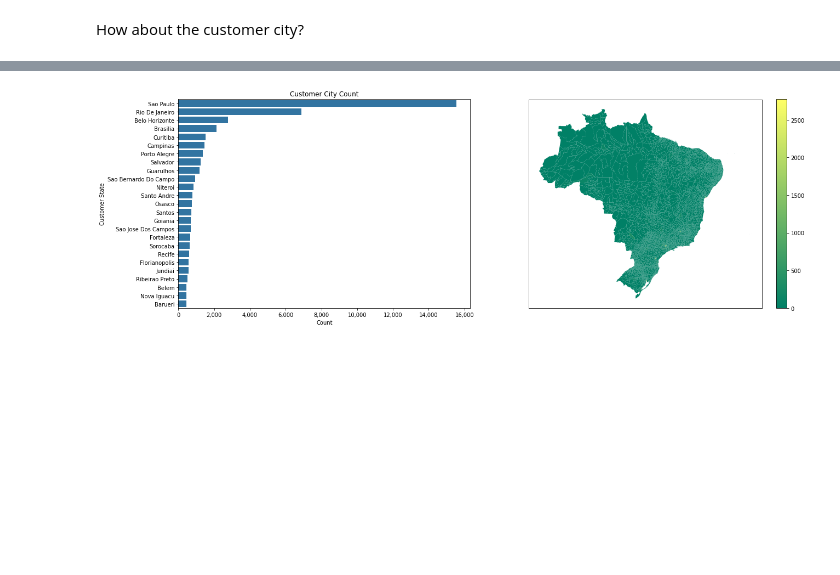
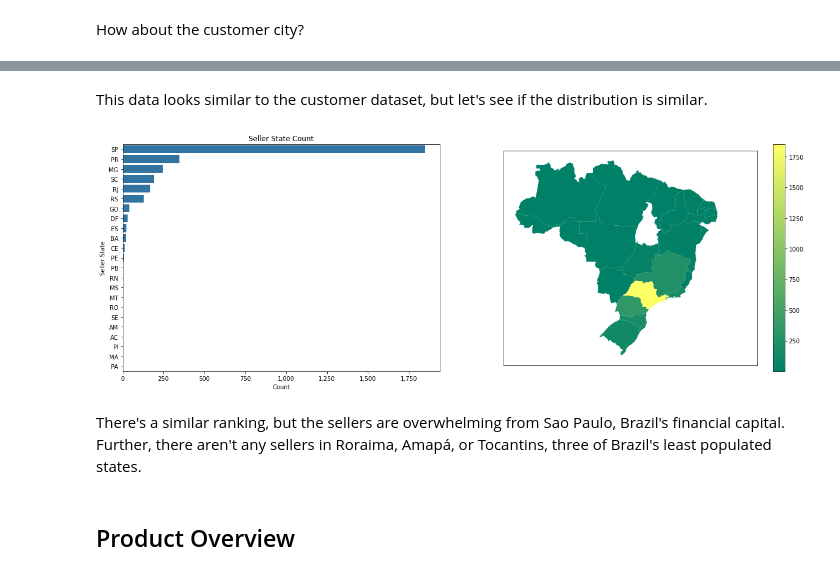
Before and after one commit to smwitkowski/olist-product-recommendations, a Jupyter notebook: notebooks/01-switkowski-data-eda.ipynb, the cells around one changed output, grey strips where cells are left out. Saved outputs shown, nothing was run; the diff lists cells and outputs as text; code cells hidden in the pictures; blank space fills up the shorter version.

Commit message:
Added code to EDA notebook.
I looked at the product name length distribution.

Still need to document the rest of that section.

```diff
--- a/notebooks/01-switkowski-data-eda.ipynb
+++ b/notebooks/01-switkowski-data-eda.ipynb
@@ -159,6 +130,3 @@ ax[1].set_yticks([]);
 [figure]
 # %% [markdown]
 How about the customer city?
-# %%
-map_data = gpd.read_file('../data/raw/bcim_2016_21_11_2018.gpkg', layer='lim_municipio_a')
-map_data.head()
@@ -171,0 +154,3 @@ map_data.head()
+# %%
+sell_data = pd.read_csv("../data/raw/olist_sellers_dataset.csv")
+sell_data.info()
@@ -172,35 +178,38 @@ map_data.head()
+# %% [markdown]
+This data looks similar to the customer dataset, but let's see if the distribution is similar.
 # %%
 fig, ax = plt.subplots(1, 2, figsize=(7*3, 7))
 
 thousands_formatter = ticker.FuncFormatter(lambda x, p: format(int(x), ','))
 
 sns.countplot(
-    y="customer_city", data=cust_data, color='C0',
-    order=cust_data['customer_city'].value_counts().iloc[:25].index,
+    y="seller_state", data=sell_data, color='C0',
+    order=sell_data['seller_state'].value_counts().index,
     ax=ax[0]
 )
 
-ax[0].set_title("Customer City Count")
-ax[0].set_ylabel("Customer State")
+ax[0].set_title("Seller State Count")
+ax[0].set_ylabel("Seller State")
 ax[0].set_xlabel("Count")
 ax[0].get_xaxis().set_major_formatter(thousands_formatter)
 
-map_count = map_data[['nome', 'geometry']]\
+map_count = map_data[['sigla', 'geometry']]\
 .merge(
-    cust_data['customer_city']
+    sell_data['seller_state']
     .value_counts()
     .reset_index()
-    .rename(columns={'index':'city', 'customer_city':'count'}),
-    left_on='nome', right_on='city', how='left')\
-.fillna(0)\
-.drop('nome', axis=1)
+    .rename(columns={'index':'state', 'seller_state':'count'}),
+    left_on='sigla', right_on='state')\
+.drop('sigla', axis=1)
 
 map_count.plot(
     column='count',
     cmap='summer',
     legend=True,
     ax=ax[1]);
 ax[1].set_xticks([])
 ax[1].set_yticks([]);
 # %% [output]
-[figure, old version]
+[figure, new version]
+# %% [markdown]
+There's a similar ranking, but the sellers are overwhelming from Sao Paulo, Brazil's financial capital. Further, there aren't any sellers in Roraima, Amapá, or Tocantins, three of Brazil's least populated states.
@@ -206,0 +218,2 @@ ax[1].set_yticks([]);
+# %% [markdown]
+## Product Overview
```
Also changed, not shown: parts of 29 cells of this notebook.
